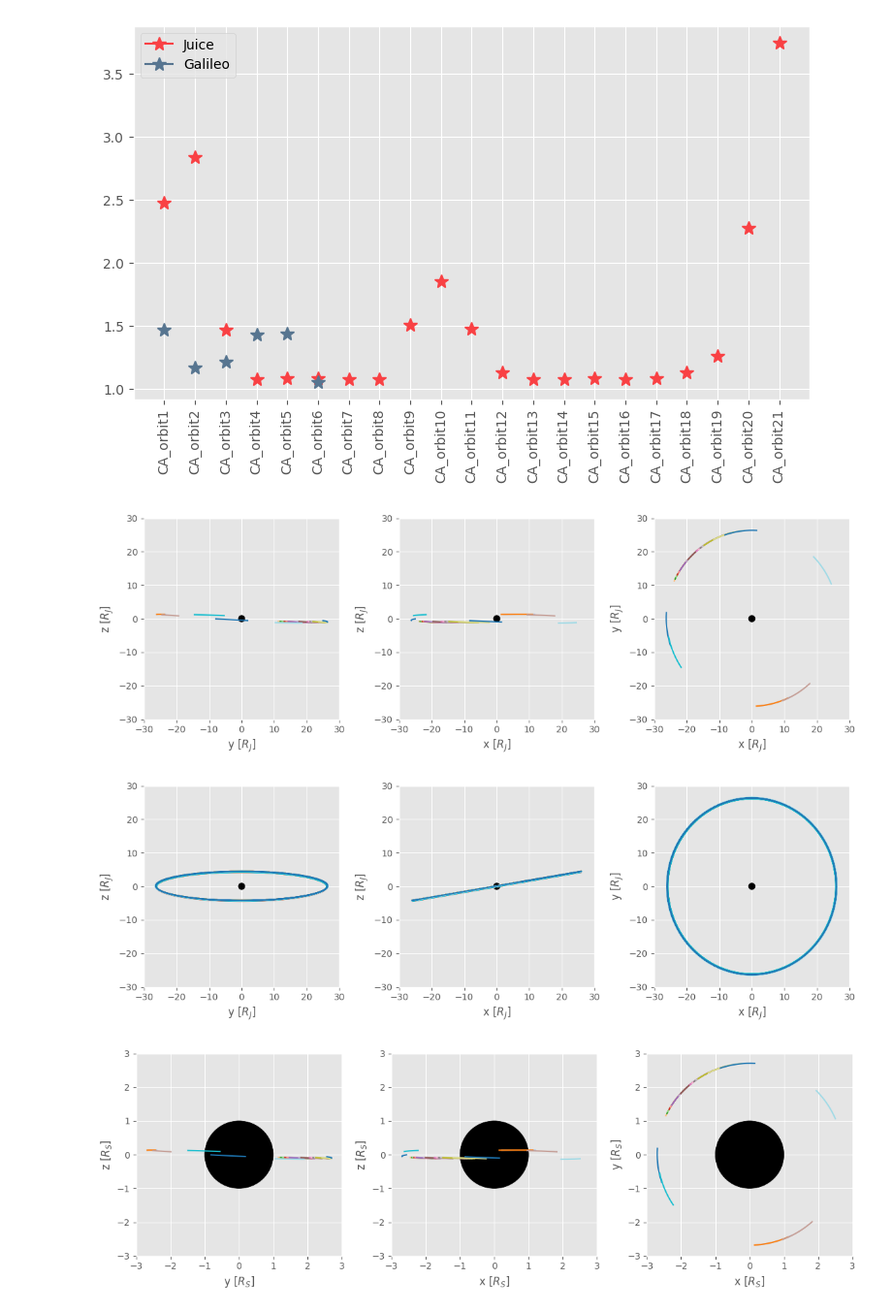
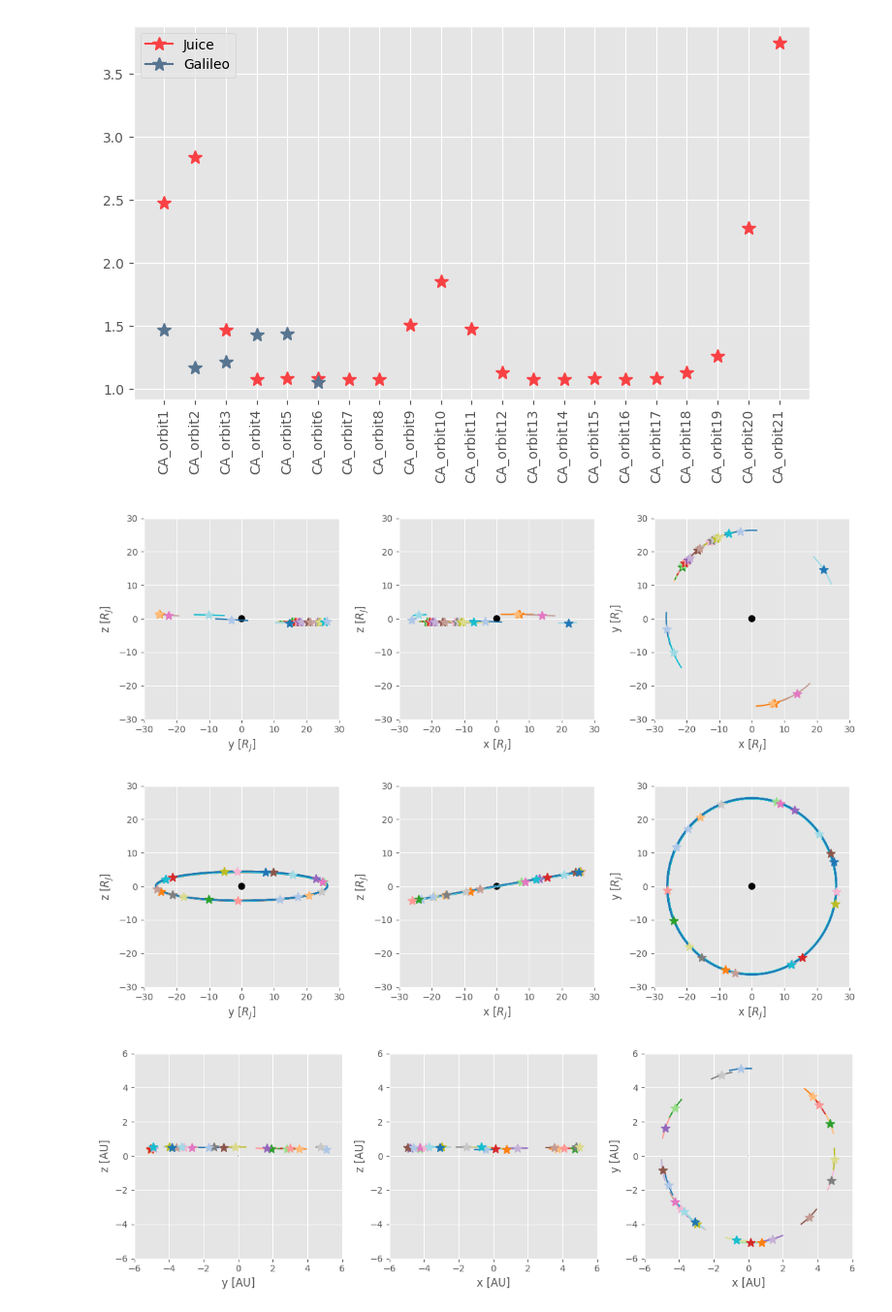
Before and after one commit to vera-br/Callisto, a Jupyter notebook: plotting.ipynb, the cells around one changed output. Shown at 97% size. Drawn from its saved outputs; the diff is of its cells as text; code cells hidden in the pictures.

```diff
--- a/plotting.ipynb
+++ b/plotting.ipynb
@@ -93,7 +104,6 @@ ax.legend(handles=[juice_legend, galileo_legend])
 # %%
 # Plotting trajectories: Callisto around Jupiter
 
-Callisto = get_spice_data("callisto", "jupiter", "jupsunorb")
 
 lim = 30
 
@@ -145,14 +155,20 @@ for orbit, vector in Callisto.items():
     axes[1].plot(vector[1] / R_J, vector[3] / R_J, color=color, label=orbit)
     axes[2].plot(vector[1] / R_J, vector[2] / R_J, color=color)
 
+for orbit, vector in Callisto_CA.items():
+    color = next(color_cycle)
+
+    axes[0].plot(vector[2] / R_J, vector[3] / R_J, '*', markersize=10, color=color)
+    axes[1].plot(vector[1] / R_J, vector[3] / R_J, '*', markersize=10, color=color)
+    axes[2].plot(vector[1] / R_J, vector[2] / R_J, '*', markersize=10, color=color)
+
 #axes[1].legend(loc='upper center', bbox_to_anchor=(0.5, -0.2), ncol=7)
 plt.tight_layout()
 # %% [output]
-[figure, old version]
+[figure, new version]
 # %%
 # Plotting trajectories: Callisto around Jupiter (SIII)
 
-Callisto = get_spice_data("callisto", "jupiter", "SIII_mag")
 
 lim = 30
 
@@ -197,26 +213,33 @@ from itertools import cycle
 colors = plt.cm.tab20.colors
 color_cycle = cycle(colors)
 
-for orbit, vector in Callisto.items():
+for orbit, vector in Callisto_SIII.items():
     color = next(color_cycle)
 
     axes[0].plot(vector[2] / R_J, vector[3] / R_J, color=color)
     axes[1].plot(vector[1] / R_J, vector[3] / R_J, color=color, label=orbit)
     axes[2].plot(vector[1] / R_J, vector[2] / R_J, color=color)
 
+for orbit, vector in Callisto_SIII_CA.items():
+    color = next(color_cycle)
+
+    axes[0].plot(vector[2] / R_J, vector[3] / R_J, '*', markersize=10, color=color)
+    axes[1].plot(vector[1] / R_J, vector[3] / R_J, '*', markersize=10, color=color)
+    axes[2].plot(vector[1] / R_J, vector[2] / R_J, '*', markersize=10, color=color)
+
+
 #axes[1].legend(loc='upper center', bbox_to_anchor=(0.5, -0.2), ncol=7)
 plt.tight_layout()
 # %% [output]
-[figure, old version]
+[figure, new version]
 # %%
 # Plotting trajectories: Jupiter around Sun
 
-Jupiter = get_spice_data('jupiter', 'sun', 'IAU_SUN')
 
-lim = 3
+lim = 6
 
 def add_callisto_circle(ax):
-    callisto = plt.Circle((0, 0), 1, color='black')
+    callisto = plt.Circle((0, 0), R_S/AU, color='black')
     ax.add_patch(callisto)
     return ax
 
@@ -229,41 +252,49 @@ common_ylim = (-lim, lim)
 common_zlim = (-lim, lim)
 
 axes[0].set_xlim(common_xlim)
 axes[0].set_ylim(common_ylim)
 
 axes[1].set_xlim(common_xlim)
 axes[1].set_ylim(common_zlim)
 
 axes[2].set_xlim(common_ylim)
 axes[2].set_ylim(common_zlim)
 
 for i in range(3):
     axes[i] = add_callisto_circle(axes[i])
 
 # Set the labels
-axes[2].set_xlabel('x [$R_S$]')
-axes[2].set_ylabel('y [$R_S$]')
+axes[2].set_xlabel('x [AU]')
+axes[2].set_ylabel('y [AU]')
 
-axes[1].set_xlabel('x [$R_S$]')
-axes[1].set_ylabel('z [$R_S$]')
+axes[1].set_xlabel('x [AU]')
+axes[1].set_ylabel('z [AU]')
 
-axes[0].set_xlabel('y [$R_S$]')
-axes[0].set_ylabel('z [$R_S$]')
+axes[0].set_xlabel('y [AU]')
+axes[0].set_ylabel('z [AU]')
 
 # Create a color palette with 21 different colors
 from itertools import cycle
 
 colors = plt.cm.tab20.colors
 color_cycle = cycle(colors)
 
-for orbit, vector in Callisto.items():
+for orbit, vector in Jupiter.items():
     color = next(color_cycle)
 
-    axes[0].plot(vector[2] / R_S, vector[3] / R_S, color=color)
-    axes[1].plot(vector[1] / R_S, vector[3] / R_S, color=color, label=orbit)
-    axes[2].plot(vector[1] / R_S, vector[2] / R_S, color=color)
+    axes[0].plot(vector[2] / AU, vector[3] / AU, color=color)
+    axes[1].plot(vector[1] / AU, vector[3] / AU, color=color, label=orbit)
+    axes[2].plot(vector[1] / AU, vector[2] / AU, color=color)
+
+for orbit, vector in Jupiter_CA.items():
+    color = next(color_cycle)
+
+    axes[0].plot(vector[2] / AU, vector[3] / AU, '*', markersize=10, color=color)
+    axes[1].plot(vector[1] / AU, vector[3] / AU, '*', markersize=10, color=color)
+    axes[2].plot(vector[1] / AU, vector[2] / AU, '*', markersize=10, color=color)
+
 
 #axes[1].legend(loc='upper center', bbox_to_anchor=(0.5, -0.2), ncol=7)
 plt.tight_layout()
 # %% [output]
-[figure, old version]
+[figure, new version]
```
Also changed, not shown: parts of 2 cells of this notebook, 2 other files.
